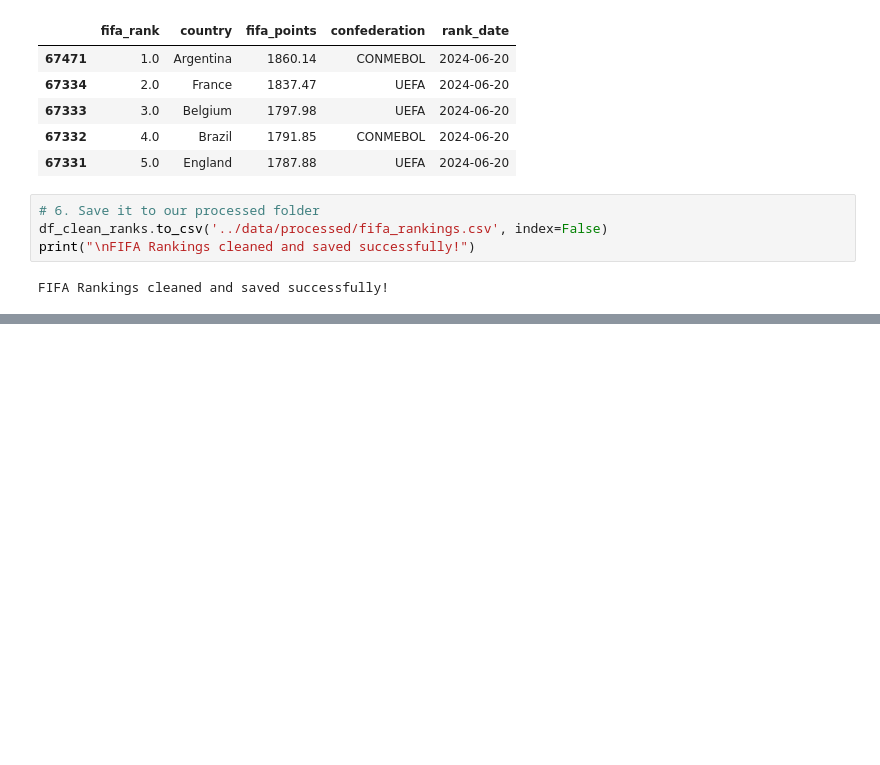
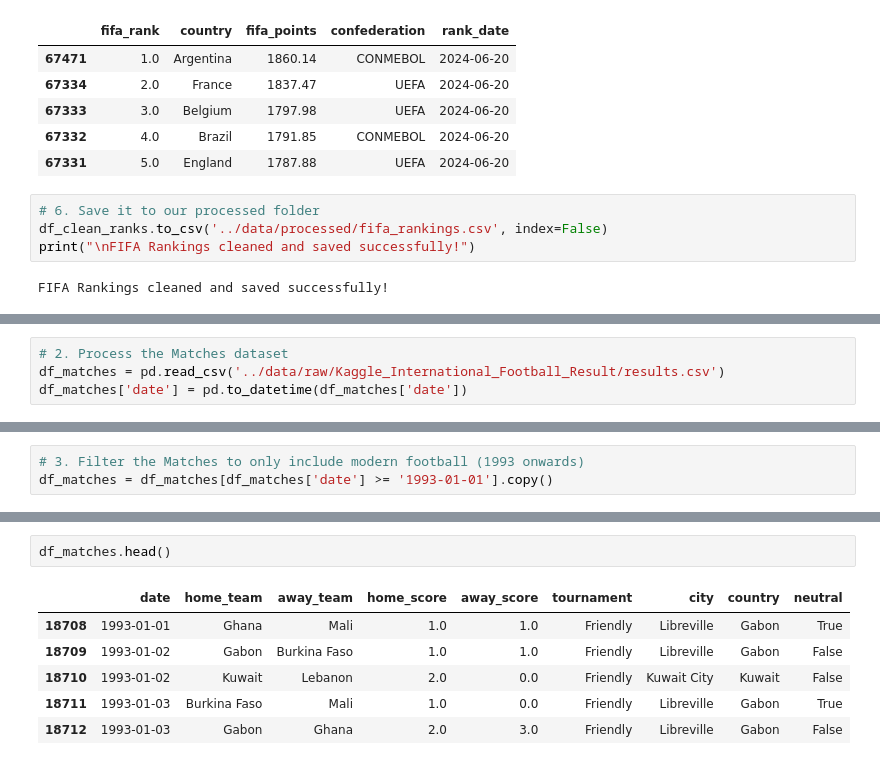
Before and after one commit to Suman-byte8/FIFA_WorldCup2026_Predictor, a Jupyter notebook: notebooks/01_data_exploration_and_cleaning.ipynb, the cells around one changed output, grey strips where cells are left out. Cells and saved outputs as stored; diff of their text form; blank space fills up the shorter version.

```diff
--- a/notebooks/01_data_exploration_and_cleaning.ipynb
+++ b/notebooks/01_data_exploration_and_cleaning.ipynb
@@ -207,0 +244,4 @@ FIFA Rankings cleaned and saved successfully!
+# %%
+# 2. Process the Matches dataset
+df_matches = pd.read_csv('../data/raw/Kaggle_International_Football_Result/results.csv')
+df_matches['date'] = pd.to_datetime(df_matches['date'])
@@ -207,0 +316,3 @@ FIFA Rankings cleaned and saved successfully!
+# %%
+# 3. Filter the Matches to only include modern football (1993 onwards)
+df_matches = df_matches[df_matches['date'] >= '1993-01-01'].copy()
@@ -207,0 +333,9 @@ FIFA Rankings cleaned and saved successfully!
+# %%
+df_matches.head()
+# %% [output]
+|  | date | home_team | away_team | home_score | away_score | tournament | city | country | neutral |
+| 18708 | 1993-01-01 | Ghana | Mali | 1.0 | 1.0 | Friendly | Libreville | Gabon | True |
+| 18709 | 1993-01-02 | Gabon | Burkina Faso | 1.0 | 1.0 | Friendly | Libreville | Gabon | False |
+| 18710 | 1993-01-02 | Kuwait | Lebanon | 2.0 | 0.0 | Friendly | Kuwait City | Kuwait | False |
+| 18711 | 1993-01-03 | Burkina Faso | Mali | 1.0 | 0.0 | Friendly | Libreville | Gabon | True |
+| 18712 | 1993-01-03 | Gabon | Ghana | 2.0 | 3.0 | Friendly | Libreville | Gabon | False |
```
Also changed, not shown: parts of 12 cells of this notebook, 4 other files.
